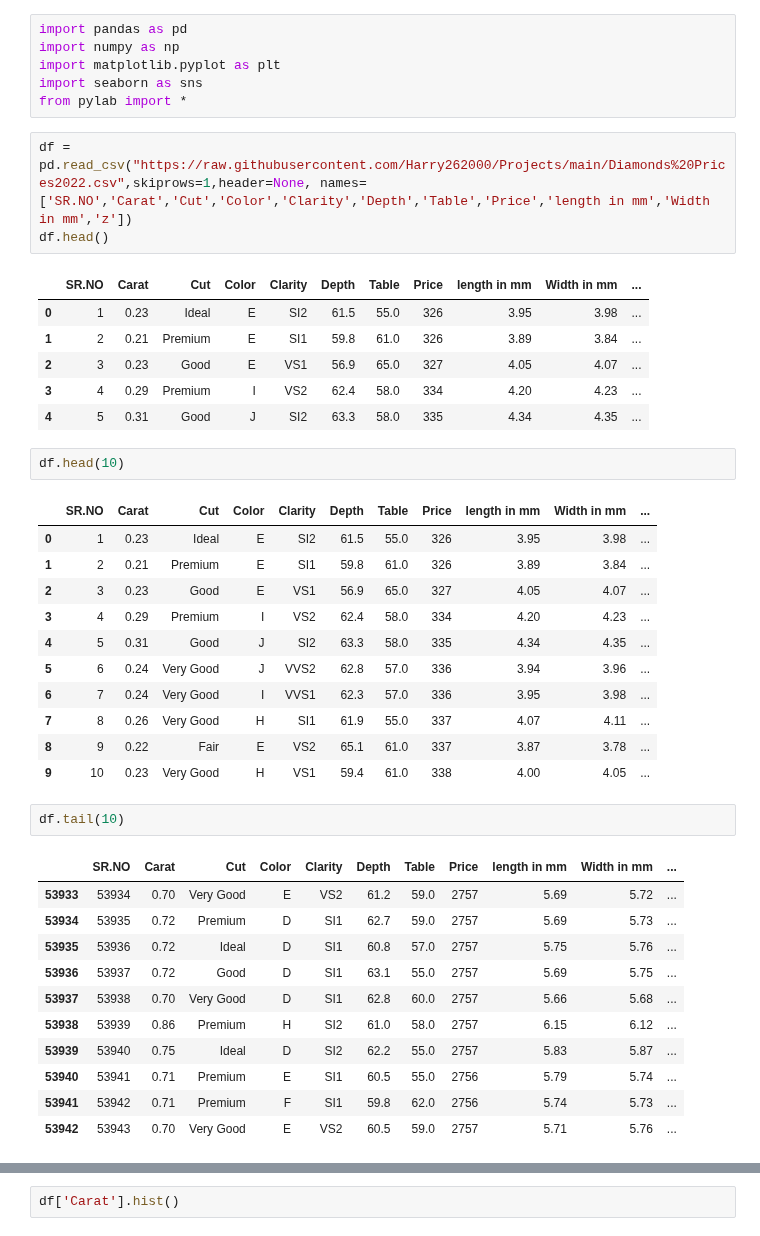
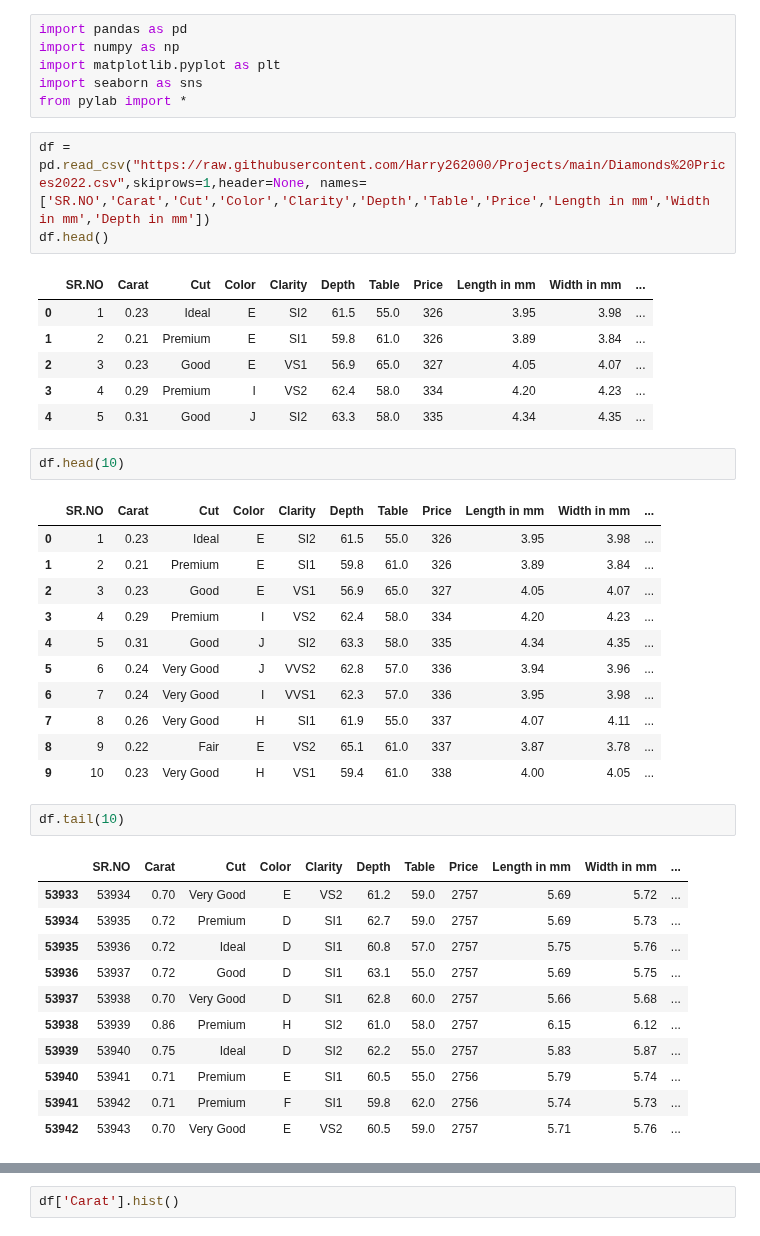
Before and after one commit to Harry262000/Kaggle--Notebooks, a Jupyter notebook: Project.ipynb, the cells around one changed output, grey strips where cells are left out. Cells and saved outputs as stored; diff of their text form.

Commit message:
Kaggle Notebook | Diamond-Price Prediction | Version 5

```diff
--- a/Project.ipynb
+++ b/Project.ipynb
@@ -25,10 +27,10 @@ import matplotlib.pyplot as plt
 import seaborn as sns
 from pylab import *
 # %%
-df = pd.read_csv("https://raw.githubusercontent.com/Harry262000/Projects/main/Diamonds%20Prices2022.csv",skiprows=1,header=None, names=['SR.NO','Carat','Cut','Color','Clarity','Depth','Table','Price','length in mm','Width in mm','z'])
+df = pd.read_csv("https://raw.githubusercontent.com/Harry262000/Projects/main/Diamonds%20Prices2022.csv",skiprows=1,header=None, names=['SR.NO','Carat','Cut','Color','Clarity','Depth','Table','Price','Length in mm','Width in mm','Depth in mm'])
 df.head()
 # %% [output]
-|  | SR.NO | Carat | Cut | Color | Clarity | Depth | Table | Price | length in mm | Width in mm | ... |
+|  | SR.NO | Carat | Cut | Color | Clarity | Depth | Table | Price | Length in mm | Width in mm | ... |
 | 0 | 1 | 0.23 | Ideal | E | SI2 | 61.5 | 55.0 | 326 | 3.95 | 3.98 | ... |
 | 1 | 2 | 0.21 | Premium | E | SI1 | 59.8 | 61.0 | 326 | 3.89 | 3.84 | ... |
 | 2 | 3 | 0.23 | Good | E | VS1 | 56.9 | 65.0 | 327 | 4.05 | 4.07 | ... |
@@ -37,7 +39,7 @@ df.head()
 # %%
 df.head(10)
 # %% [output]
-|  | SR.NO | Carat | Cut | Color | Clarity | Depth | Table | Price | length in mm | Width in mm | ... |
+|  | SR.NO | Carat | Cut | Color | Clarity | Depth | Table | Price | Length in mm | Width in mm | ... |
 | 0 | 1 | 0.23 | Ideal | E | SI2 | 61.5 | 55.0 | 326 | 3.95 | 3.98 | ... |
 | 1 | 2 | 0.21 | Premium | E | SI1 | 59.8 | 61.0 | 326 | 3.89 | 3.84 | ... |
 | 2 | 3 | 0.23 | Good | E | VS1 | 56.9 | 65.0 | 327 | 4.05 | 4.07 | ... |
@@ -51,7 +53,7 @@ df.head(10)
 # %%
 df.tail(10)
 # %% [output]
-|  | SR.NO | Carat | Cut | Color | Clarity | Depth | Table | Price | length in mm | Width in mm | ... |
+|  | SR.NO | Carat | Cut | Color | Clarity | Depth | Table | Price | Length in mm | Width in mm | ... |
 | 53933 | 53934 | 0.70 | Very Good | E | VS2 | 61.2 | 59.0 | 2757 | 5.69 | 5.72 | ... |
 | 53934 | 53935 | 0.72 | Premium | D | SI1 | 62.7 | 59.0 | 2757 | 5.69 | 5.73 | ... |
 | 53935 | 53936 | 0.72 | Ideal | D | SI1 | 60.8 | 57.0 | 2757 | 5.75 | 5.76 | ... |
```
Also changed, not shown: parts of 5 cells of this notebook.
